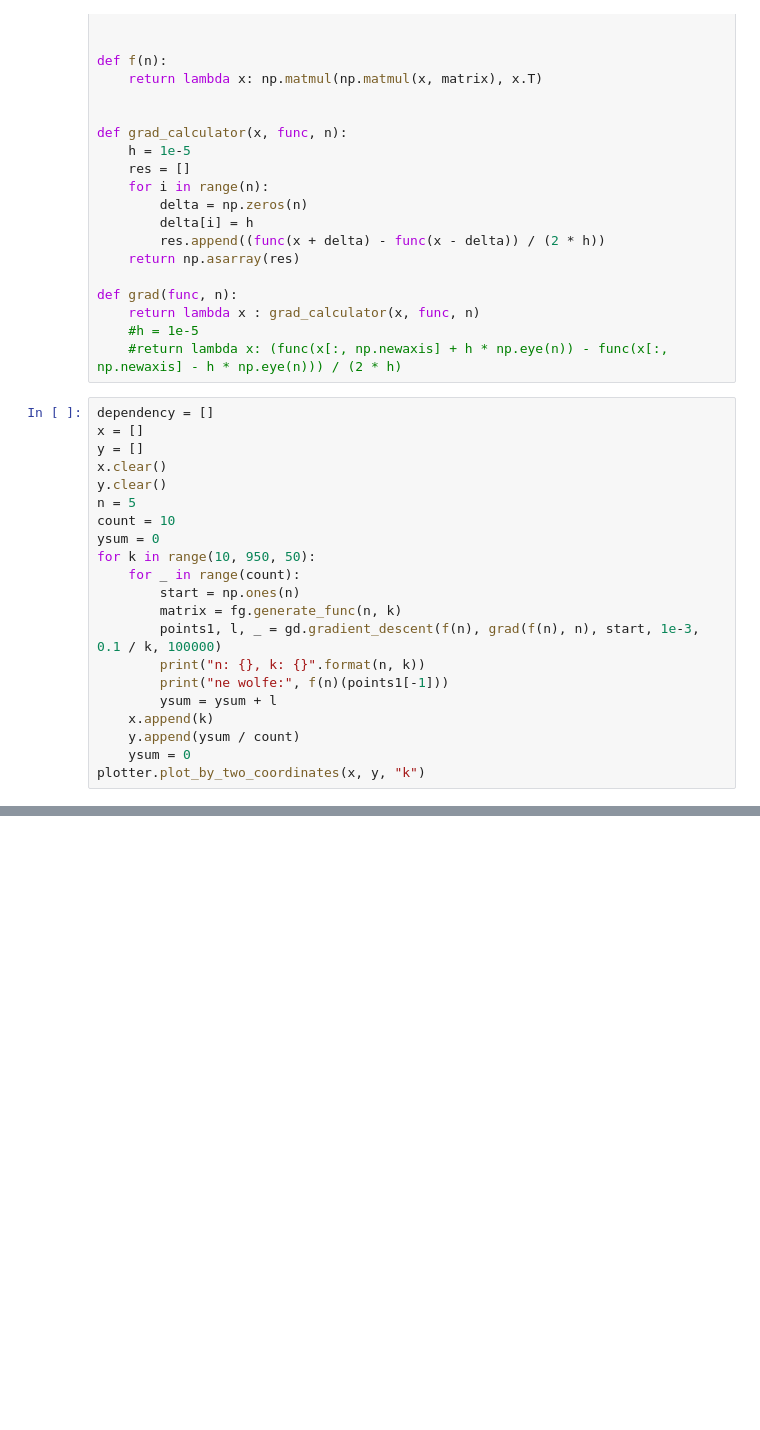
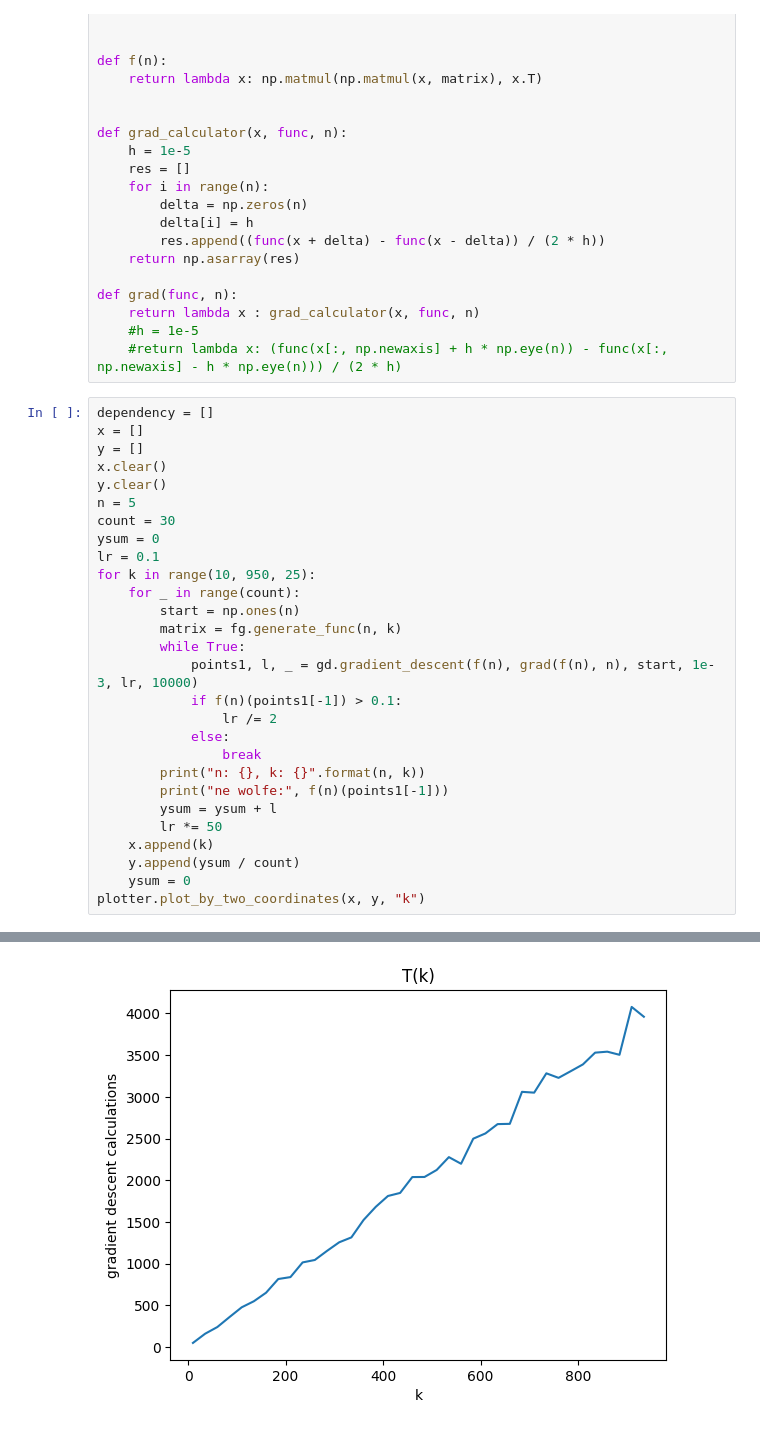
Before and after one commit to ivashka27/met_opt_danya3, a Jupyter notebook: lab1/nk_dependency_analysis.ipynb, the cells around one changed output, grey strips where cells are left out. Drawn from its saved outputs; the diff is of its cells as text; blank space fills up the shorter version.

```diff
--- a/lab1/nk_dependency_analysis.ipynb
+++ b/lab1/nk_dependency_analysis.ipynb
@@ -41,16 +41,23 @@ y = []
 x.clear()
 y.clear()
 n = 5
-count = 10
+count = 30
 ysum = 0
-for k in range(10, 950, 50):
+lr = 0.1
+for k in range(10, 950, 25):
     for _ in range(count):
         start = np.ones(n)
         matrix = fg.generate_func(n, k)
-        points1, l, _ = gd.gradient_descent(f(n), grad(f(n), n), start, 1e-3, 0.1 / k, 100000)
+        while True:
+            points1, l, _ = gd.gradient_descent(f(n), grad(f(n), n), start, 1e-3, lr, 10000)
+            if f(n)(points1[-1]) > 0.1:
+                lr /= 2
+            else:
+                break
         print("n: {}, k: {}".format(n, k))
         print("ne wolfe:", f(n)(points1[-1]))
         ysum = ysum + l
+        lr *= 50
     x.append(k)
     y.append(ysum / count)
     ysum = 0
@@ -77,3 +84,4 @@ KeyboardInterrupt:
+[figure, added]
 # %%
 x.clear()
 y.clear()
```
Also changed, not shown: parts of 2 cells of this notebook.
